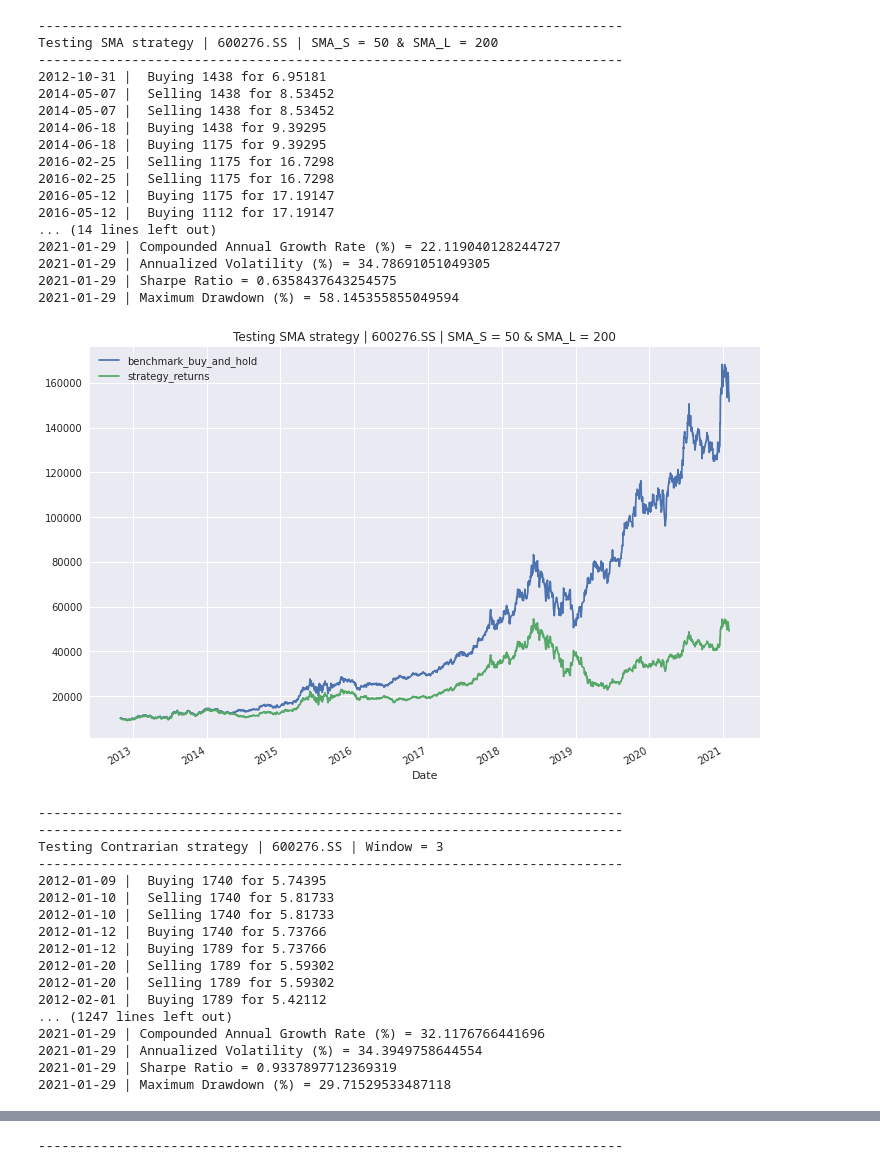
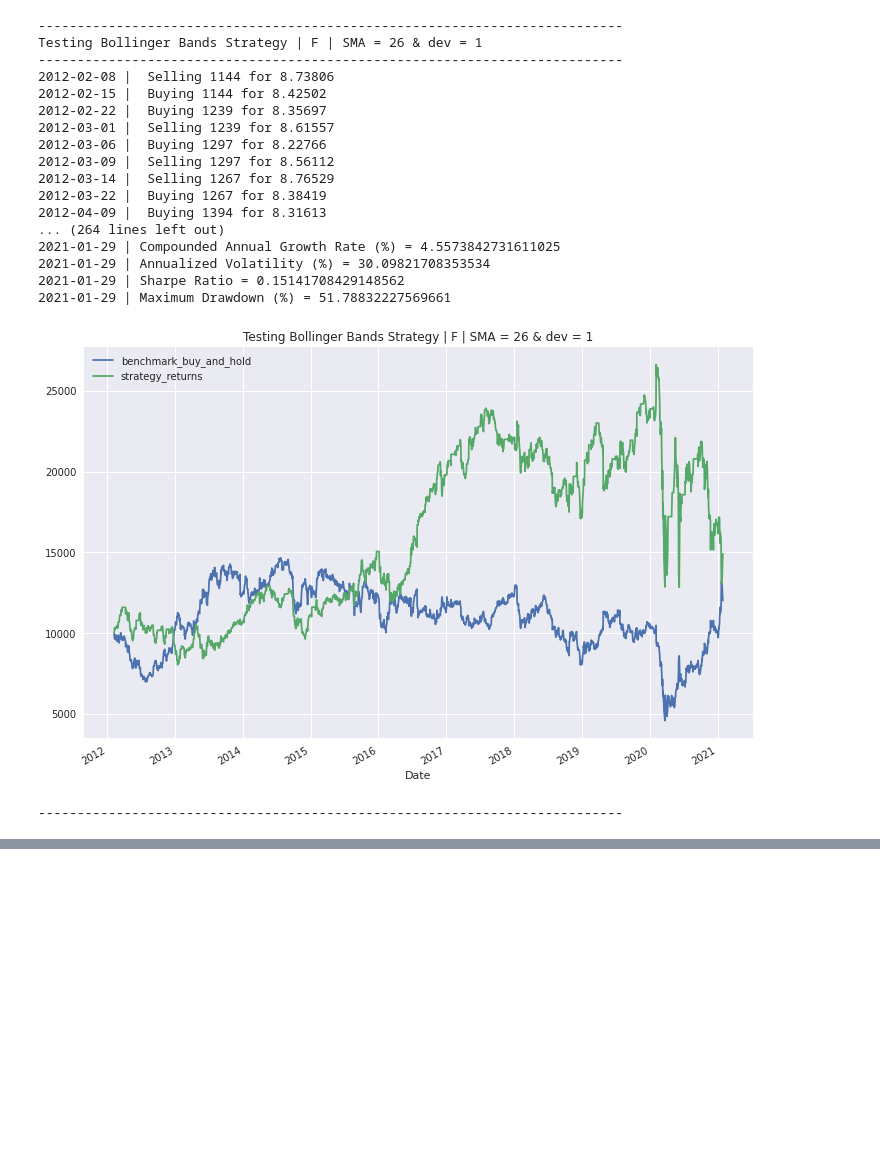
Before and after one commit to risrivas/backstreet_bolt, a Jupyter notebook: backstreet/use_backtest_bolt/run_single_stock_strategies.ipynb, the cells around one changed output, grey strips where cells are left out. Drawn from its saved outputs; the diff is of its cells as text; code cells hidden in the pictures; blank space fills up the shorter version.

```diff
--- a/backstreet/use_backtest_bolt/run_single_stock_strategies.ipynb
+++ b/backstreet/use_backtest_bolt/run_single_stock_strategies.ipynb
@@ -313,7 +333,7 @@ class SingleStockStrategies(BacktestBoltBase):
         if bar > 0:
             self.close_pos(bar+1) # close position at the last bar
             self.perf_analysis(bar + 1, stm)
-        self.dump_json("sma")
+        # self.dump_json("sma")
 
     def test_con_strategy(self, window = 1):
         ''' Test a contrarian strategy.
@@ -349,7 +369,7 @@ class SingleStockStrategies(BacktestBoltBase):
         if bar > 0:
             self.close_pos(bar+1) # close position at the last bar
             self.perf_analysis(bar + 1, stm)
-        self.dump_json("contrarian")
+        # self.dump_json("contrarian")
 
     def test_boll_strategy(self, SMA, dev):
         ''' Test a mean-reversion strategy (bollinger) with SMA and dev.
@@ -402,59 +422,43 @@ class SingleStockStrategies(BacktestBoltBase):
         if bar > 0:
             self.close_pos(bar+1) # close position at the last bar
             self.perf_analysis(bar + 1, stm)
-        self.dump_json("bollinger")
+        # self.dump_json("bollinger")
 # %%
 def single_stock_backtest(stock, start, end, amount, strategy):
     tester = SingleStockStrategies(stock, start, end, amount)
     if strategy == "sma":
-        tester.test_sma_strategy(50, 200)
+        tester.test_sma_strategy(38, 103)
     elif strategy == "con":
         tester.test_con_strategy(3)
     elif strategy == "boll":
-        tester.test_boll_strategy(50, 3)
+        tester.test_boll_strategy(26, 1)
 # %%
-stocks = ["600276.SS"]
-strategies = ["sma", "con", "boll"]
+stocks = ["F"] # Ford ticker
+strategies = ["boll"]
 start = "2012-01-01"
 end = "2021-01-30"
 init_balance = 10000
 
 for stock in stocks:
     for strategy in strategies:
         single_stock_backtest(stock, start, end, init_balance, strategy)
 # %% [output]
 ---------------------------------------------------------------------------
-Testing SMA strategy | 600276.SS | SMA_S = 50 & SMA_L = 200
+Testing Bollinger Bands Strategy | F | SMA = 26 & dev = 1
 ---------------------------------------------------------------------------
-2012-10-31 |  Buying 1438 for 6.95181
-2014-05-07 |  Selling 1438 for 8.53452
-2014-05-07 |  Selling 1438 for 8.53452
-2014-06-18 |  Buying 1438 for 9.39295
-2014-06-18 |  Buying 1175 for 9.39295
-2016-02-25 |  Selling 1175 for 16.7298
-2016-02-25 |  Selling 1175 for 16.7298
-2016-05-12 |  Buying 1175 for 17.19147
-2016-05-12 |  Buying 1112 for 17.19147
-... (14 lines left out)
-2021-01-29 | Compounded Annual Growth Rate (%) = 22.119040128244727
-2021-01-29 | Annualized Volatility (%) = 34.78691051049305
-2021-01-29 | Sharpe Ratio = 0.6358437643254575
-2021-01-29 | Maximum Drawdown (%) = 58.145355855049594
+2012-02-08 |  Selling 1144 for 8.73806
+2012-02-15 |  Buying 1144 for 8.42502
+2012-02-22 |  Buying 1239 for 8.35697
+2012-03-01 |  Selling 1239 for 8.61557
+2012-03-06 |  Buying 1297 for 8.22766
+2012-03-09 |  Selling 1297 for 8.56112
+2012-03-14 |  Selling 1267 for 8.76529
+2012-03-22 |  Buying 1267 for 8.38419
+2012-04-09 |  Buying 1394 for 8.31613
+... (264 lines left out)
+2021-01-29 | Compounded Annual Growth Rate (%) = 4.5573842731611025
+2021-01-29 | Annualized Volatility (%) = 30.09821708353534
+2021-01-29 | Sharpe Ratio = 0.15141708429148562
+2021-01-29 | Maximum Drawdown (%) = 51.78832227569661
-[figure, old version]
+[figure, new version]
 ---------------------------------------------------------------------------
----------------------------------------------------------------------------
-Testing Contrarian strategy | 600276.SS | Window = 3
----------------------------------------------------------------------------
-2012-01-09 |  Buying 1740 for 5.74395
-2012-01-10 |  Selling 1740 for 5.81733
-2012-01-10 |  Selling 1740 for 5.81733
-2012-01-12 |  Buying 1740 for 5.73766
-2012-01-12 |  Buying 1789 for 5.73766
-2012-01-20 |  Selling 1789 for 5.59302
-2012-01-20 |  Selling 1789 for 5.59302
-2012-02-01 |  Buying 1789 for 5.42112
-... (1247 lines left out)
-2021-01-29 | Compounded Annual Growth Rate (%) = 32.1176766441696
-2021-01-29 | Annualized Volatility (%) = 34.3949758644554
-2021-01-29 | Sharpe Ratio = 0.9337897712369319
-2021-01-29 | Maximum Drawdown (%) = 29.71529533487118
@@ -480 +464,0 @@ Testing Bollinger Bands Strategy | 600276.SS | SMA = 50 & dev = 3
----------------------------------------------------------------------------
```
Also changed, not shown: parts of 3 cells of this notebook, 7 other files.
